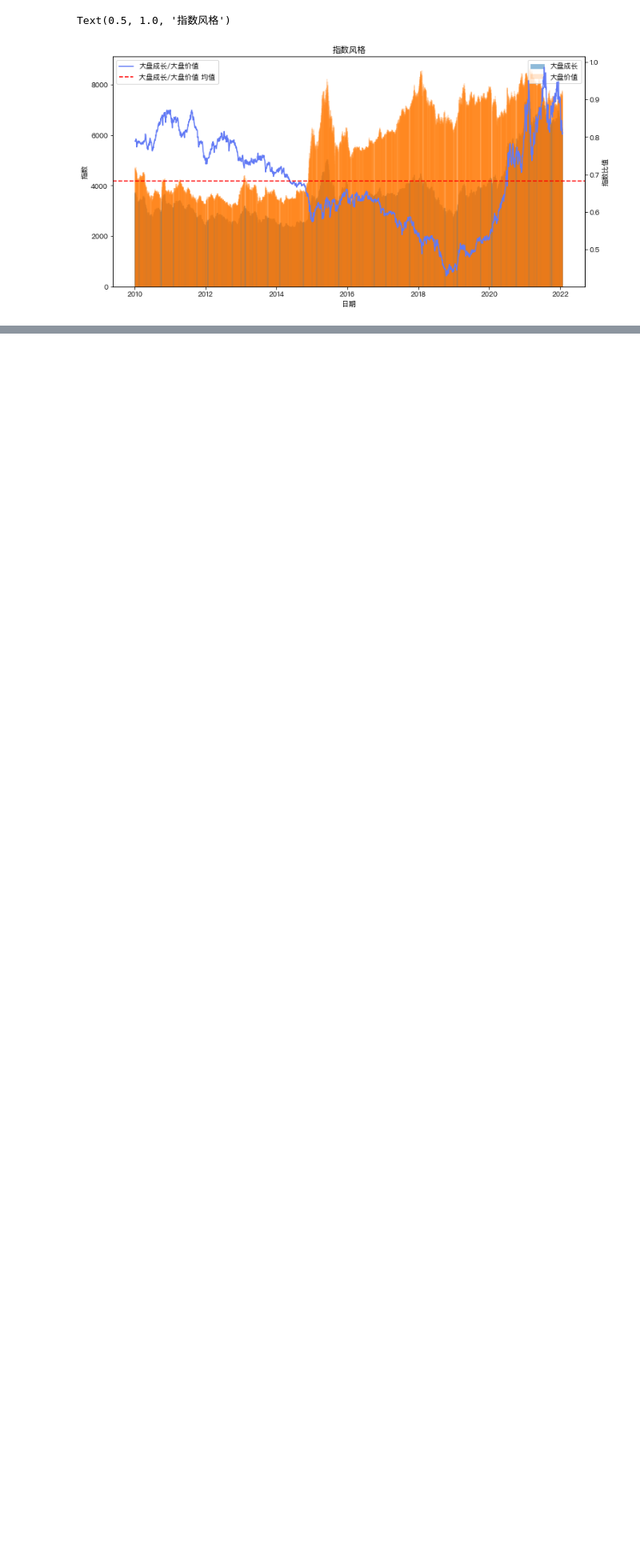
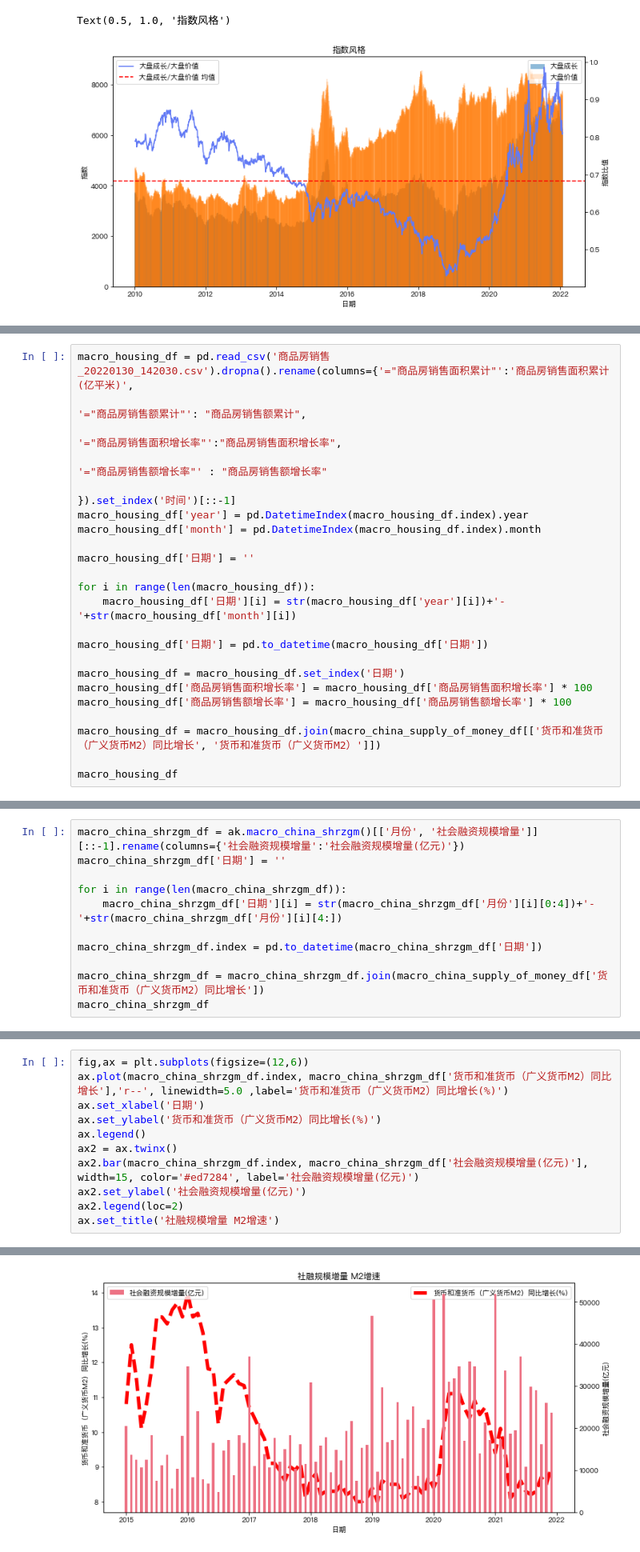
Before and after one commit to Seaaann/MyQuantReserch, a Jupyter notebook: Funds/Marco Research/MacroResearch.ipynb, the cells around one changed output, grey strips where cells are left out. Shown at 80% size. Saved outputs shown, nothing was run; the diff lists cells and outputs as text; blank space fills up the shorter version.

```diff
--- a/Funds/Marco Research/MacroResearch.ipynb
+++ b/Funds/Marco Research/MacroResearch.ipynb
@@ -140,0 +207,23 @@ Text(0.5, 1.0, '指数风格')
+# %%
+macro_housing_df = pd.read_csv('商品房销售_20220130_142030.csv').dropna().rename(columns={'="商品房销售面积累计"':'商品房销售面积累计(亿平米)',
+                                                                                        '="商品房销售额累计"': "商品房销售额累计",
+                                                                                        '="商品房销售面积增长率"':"商品房销售面积增长率",
+                                                                                        '="商品房销售额增长率"' : "商品房销售额增长率"
+                                                                                                   }).set_index('时间')[::-1]
+macro_housing_df['year'] = pd.DatetimeIndex(macro_housing_df.index).year
+macro_housing_df['month'] = pd.DatetimeIndex(macro_housing_df.index).month
+
+macro_housing_df['日期'] = ''
+
+for i in range(len(macro_housing_df)):
+    macro_housing_df['日期'][i] = str(macro_housing_df['year'][i])+'-'+str(macro_housing_df['month'][i])
+
+macro_housing_df['日期'] = pd.to_datetime(macro_housing_df['日期'])
+
+macro_housing_df = macro_housing_df.set_index('日期')
+macro_housing_df['商品房销售面积增长率'] = macro_housing_df['商品房销售面积增长率'] * 100
+macro_housing_df['商品房销售额增长率'] = macro_housing_df['商品房销售额增长率'] * 100
+
+macro_housing_df = macro_housing_df.join(macro_china_supply_of_money_df[['货币和准货币（广义货币M2）同比增长', '货币和准货币（广义货币M2）']])
+
+macro_housing_df
@@ -140,0 +247,11 @@ Text(0.5, 1.0, '指数风格')
+# %%
+macro_china_shrzgm_df = ak.macro_china_shrzgm()[['月份', '社会融资规模增量']][::-1].rename(columns={'社会融资规模增量':'社会融资规模增量(亿元)'})
+macro_china_shrzgm_df['日期'] = ''
+
+for i in range(len(macro_china_shrzgm_df)):
+    macro_china_shrzgm_df['日期'][i] = str(macro_china_shrzgm_df['月份'][i][0:4])+'-'+str(macro_china_shrzgm_df['月份'][i][4:])
+
+macro_china_shrzgm_df.index = pd.to_datetime(macro_china_shrzgm_df['日期'])
+
+macro_china_shrzgm_df = macro_china_shrzgm_df.join(macro_china_supply_of_money_df['货币和准货币（广义货币M2）同比增长'])
+macro_china_shrzgm_df
@@ -140,0 +273,12 @@ Text(0.5, 1.0, '指数风格')
+# %%
+fig,ax = plt.subplots(figsize=(12,6))
+ax.plot(macro_china_shrzgm_df.index, macro_china_shrzgm_df['货币和准货币（广义货币M2）同比增长'],'r--', linewidth=5.0 ,label='货币和准货币（广义货币M2）同比增长(%)')
+ax.set_xlabel('日期')
+ax.set_ylabel('货币和准货币（广义货币M2）同比增长(%)')
+ax.legend()
+ax2 = ax.twinx()
+ax2.bar(macro_china_shrzgm_df.index, macro_china_shrzgm_df['社会融资规模增量(亿元)'], width=15, color='#ed7284', label='社会融资规模增量(亿元)')
+ax2.set_ylabel('社会融资规模增量(亿元)')
+ax2.legend(loc=2)
+ax.set_title('社融规模增量 M2增速')
+# %% [output]
@@ -140,0 +286 @@ Text(0.5, 1.0, '指数风格')
+[figure, added]
```
Also changed, not shown: parts of 8 cells of this notebook, 3 other files.
